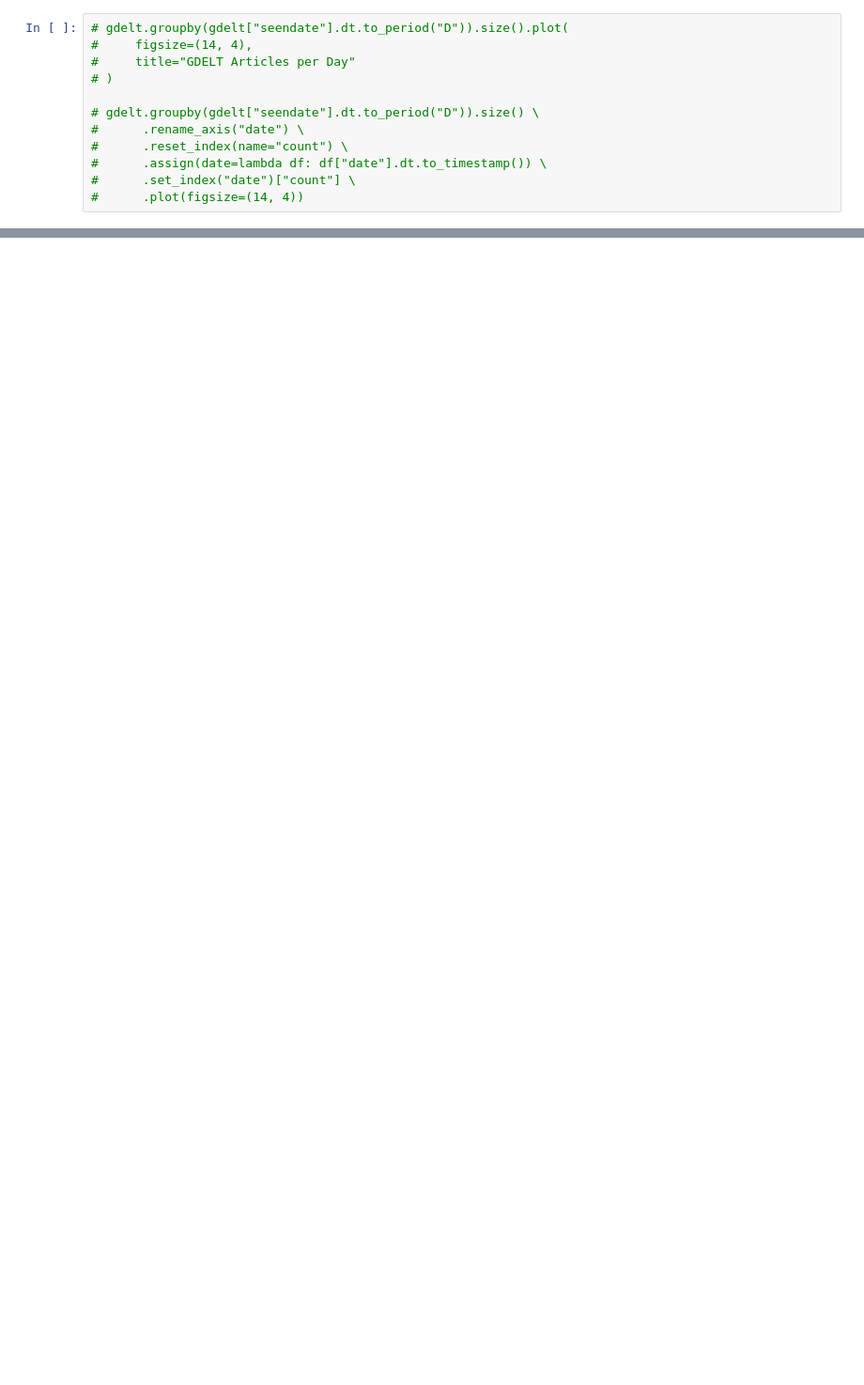
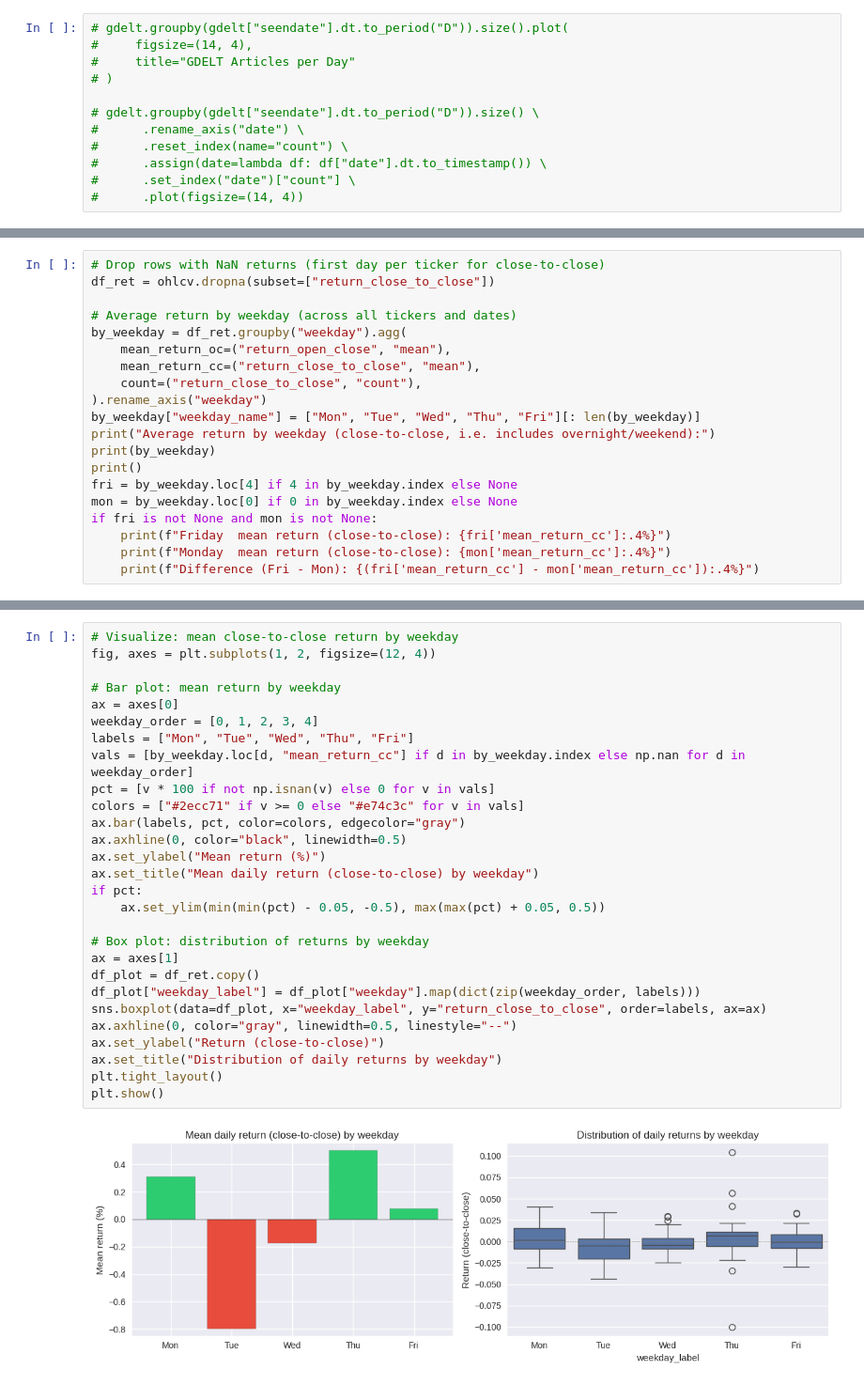
Before and after one commit to Trevor5008/market-sentiment-analysis, a Jupyter notebook: docs/eda/sprint_2/notebooks/eda_overview.ipynb, the cells around one changed output, grey strips where cells are left out. Shown at 94% size. Drawn from its saved outputs; the diff is of its cells as text; blank space fills up the shorter version.

Commit message:
Added weekend_effect_analysis notebook and findings

```diff
--- a/docs/eda/sprint_2/notebooks/eda_overview.ipynb
+++ b/docs/eda/sprint_2/notebooks/eda_overview.ipynb
@@ -74,0 +122,20 @@ ax.set_ylabel("articles")
+# %%
+# Drop rows with NaN returns (first day per ticker for close-to-close)
+df_ret = ohlcv.dropna(subset=["return_close_to_close"])
+
+# Average return by weekday (across all tickers and dates)
+by_weekday = df_ret.groupby("weekday").agg(
+    mean_return_oc=("return_open_close", "mean"),
+    mean_return_cc=("return_close_to_close", "mean"),
+    count=("return_close_to_close", "count"),
+).rename_axis("weekday")
+by_weekday["weekday_name"] = ["Mon", "Tue", "Wed", "Thu", "Fri"][: len(by_weekday)]
+print("Average return by weekday (close-to-close, i.e. includes overnight/weekend):")
+print(by_weekday)
+print()
+fri = by_weekday.loc[4] if 4 in by_weekday.index else None
+mon = by_weekday.loc[0] if 0 in by_weekday.index else None
+if fri is not None and mon is not None:
+    print(f"Friday  mean return (close-to-close): {fri['mean_return_cc']:.4%}")
+    print(f"Monday  mean return (close-to-close): {mon['mean_return_cc']:.4%}")
+    print(f"Difference (Fri - Mon): {(fri['mean_return_cc'] - mon['mean_return_cc']):.4%}")
@@ -74,0 +174,30 @@ ax.set_ylabel("articles")
+# %%
+# Visualize: mean close-to-close return by weekday
+fig, axes = plt.subplots(1, 2, figsize=(12, 4))
+
+# Bar plot: mean return by weekday
+ax = axes[0]
+weekday_order = [0, 1, 2, 3, 4]
+labels = ["Mon", "Tue", "Wed", "Thu", "Fri"]
+vals = [by_weekday.loc[d, "mean_return_cc"] if d in by_weekday.index else np.nan for d in weekday_order]
+pct = [v * 100 if not np.isnan(v) else 0 for v in vals]
+colors = ["#2ecc71" if v >= 0 else "#e74c3c" for v in vals]
+ax.bar(labels, pct, color=colors, edgecolor="gray")
+ax.axhline(0, color="black", linewidth=0.5)
+ax.set_ylabel("Mean return (%)")
+ax.set_title("Mean daily return (close-to-close) by weekday")
+if pct:
+    ax.set_ylim(min(min(pct) - 0.05, -0.5), max(max(pct) + 0.05, 0.5))
+
+# Box plot: distribution of returns by weekday
+ax = axes[1]
+df_plot = df_ret.copy()
+df_plot["weekday_label"] = df_plot["weekday"].map(dict(zip(weekday_order, labels)))
+sns.boxplot(data=df_plot, x="weekday_label", y="return_close_to_close", order=labels, ax=ax)
+ax.axhline(0, color="gray", linewidth=0.5, linestyle="--")
+ax.set_ylabel("Return (close-to-close)")
+ax.set_title("Distribution of daily returns by weekday")
+plt.tight_layout()
+plt.show()
+# %% [output]
+[figure, added]
```
Also changed, not shown: parts of 9 cells of this notebook, 7 other files.
